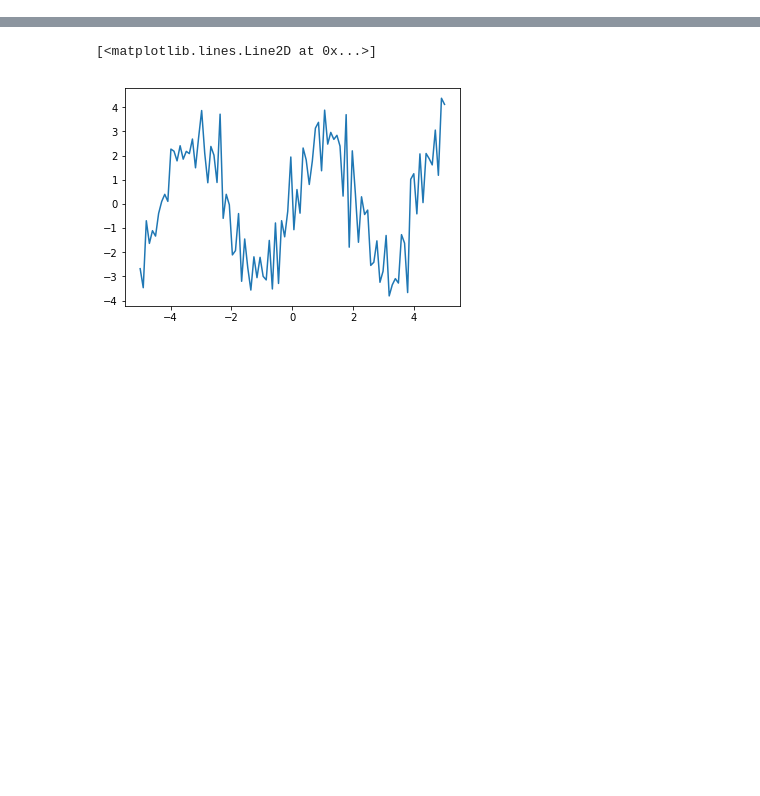
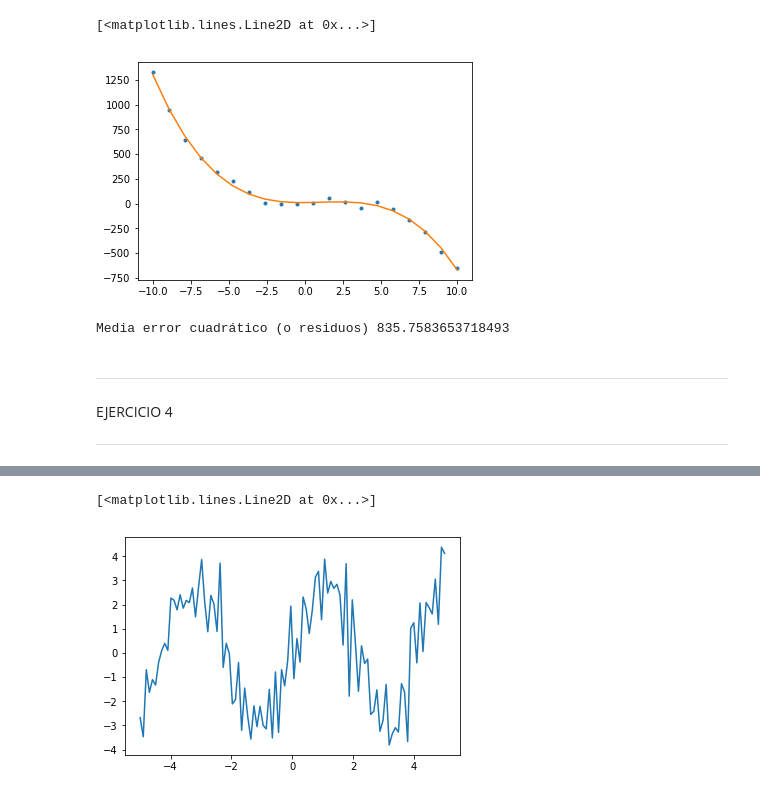
Before and after one commit to biuse/EjerciciosResueltos, a Jupyter notebook: ExerciciesModelling.ipynb, the cells around one changed output, grey strips where cells are left out. Saved outputs shown, nothing was run; the diff lists cells and outputs as text; code cells hidden in the pictures; blank space fills up the shorter version.

```diff
--- a/ExerciciesModelling.ipynb
+++ b/ExerciciesModelling.ipynb
@@ -0,0 +33,15 @@
+# %%
+pl.plot(x,y,'.')
+pl.plot(x,Fit(x))
+# %% [output]
+[<matplotlib.lines.Line2D at 0x...>]
+[figure, added]
+# %%
+# 3.4
+print 'Media error cuadrático (o residuos)',np.mean((y-Fit(x))**2)
+# %% [output]
+Media error cuadrático (o residuos) 835.7583653718493
+# %% [markdown]
+*********************************
+EJERCICIO 4
+*********************************
```
Also changed, not shown: parts of 8 cells of this notebook.
